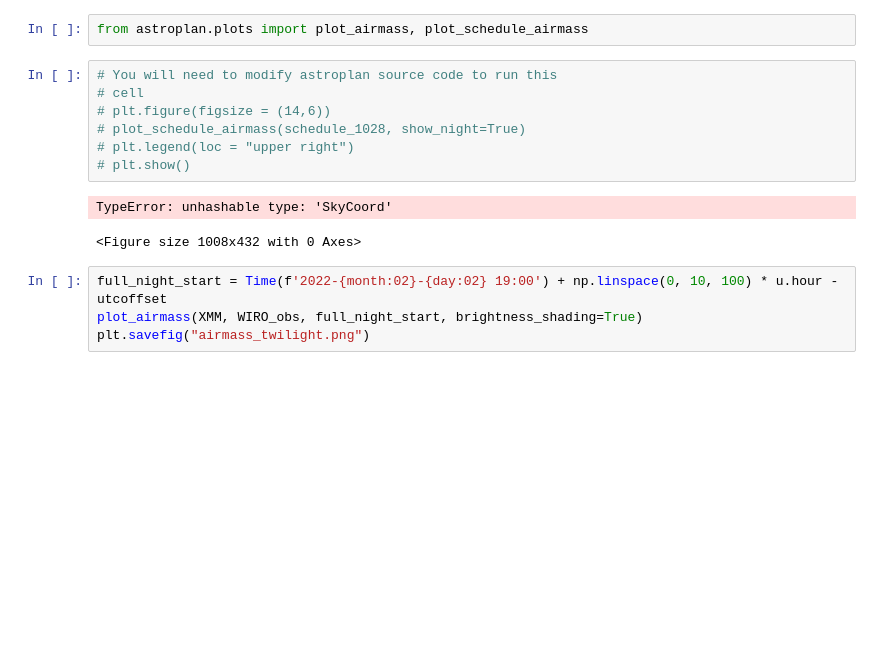
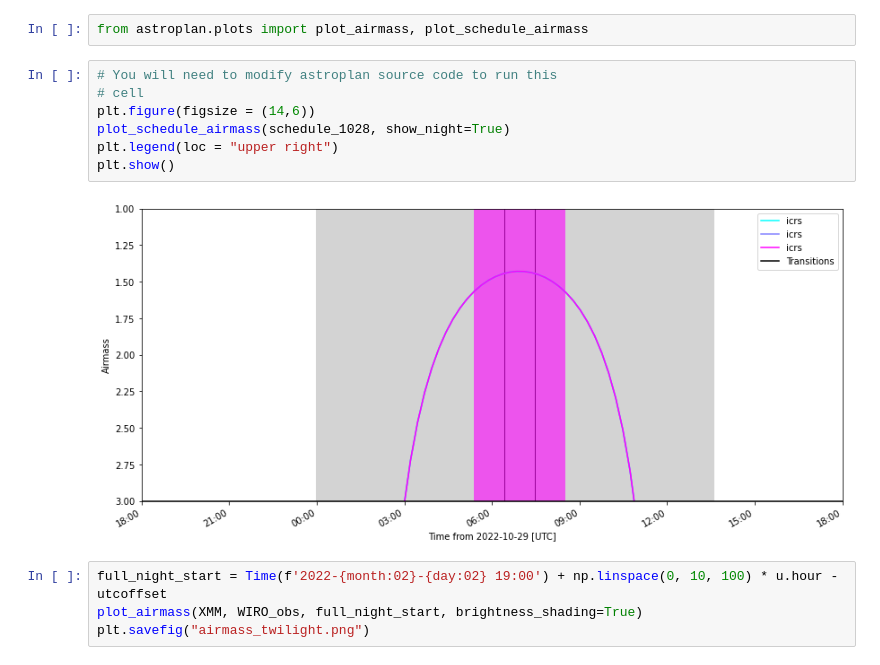
Before and after one commit to Brookluo/WIRO-observation, a Jupyter notebook: notebooks/plan_obs.ipynb, the cells around one changed output. Saved outputs shown, nothing was run; the diff lists cells and outputs as text; blank space fills up the shorter version.

```diff
--- a/notebooks/plan_obs.ipynb
+++ b/notebooks/plan_obs.ipynb
@@ -162,13 +162,12 @@ from astroplan.plots import plot_airmass, plot_schedule_airmass
 # %%
 # You will need to modify astroplan source code to run this
 # cell
-# plt.figure(figsize = (14,6))
-# plot_schedule_airmass(schedule_1028, show_night=True)
-# plt.legend(loc = "upper right")
-# plt.show()
+plt.figure(figsize = (14,6))
+plot_schedule_airmass(schedule_1028, show_night=True)
+plt.legend(loc = "upper right")
+plt.show()
 # %% [output]
-TypeError: unhashable type: 'SkyCoord'
-<Figure size 1008x432 with 0 Axes>
+[figure, added]
 # %%
 full_night_start = Time(f'2022-{month:02}-{day:02} 19:00') + np.linspace(0, 10, 100) * u.hour - utcoffset
 plot_airmass(XMM, WIRO_obs, full_night_start, brightness_shading=True)
```
Also changed, not shown: parts of 1 cell of this notebook, 1 other file.
